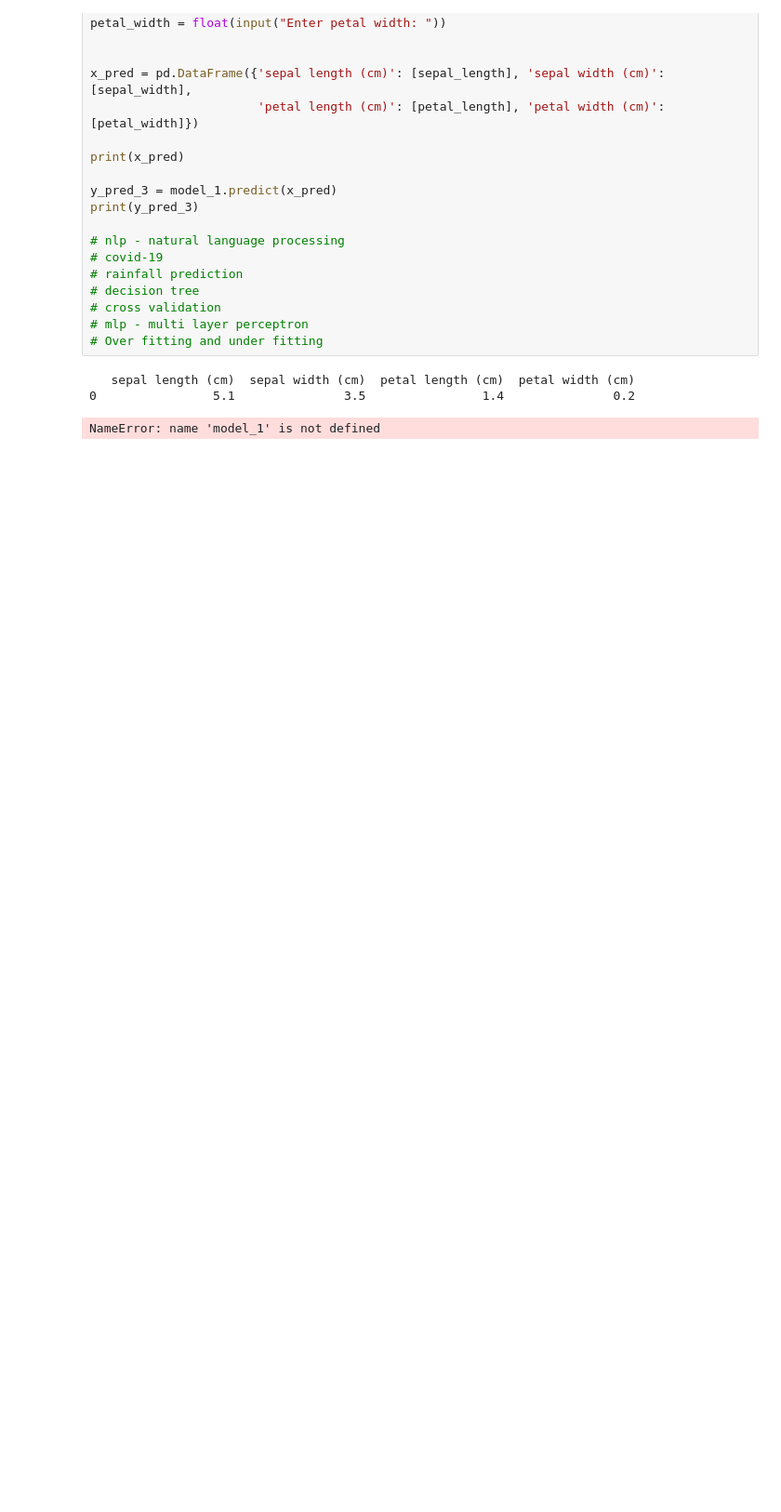
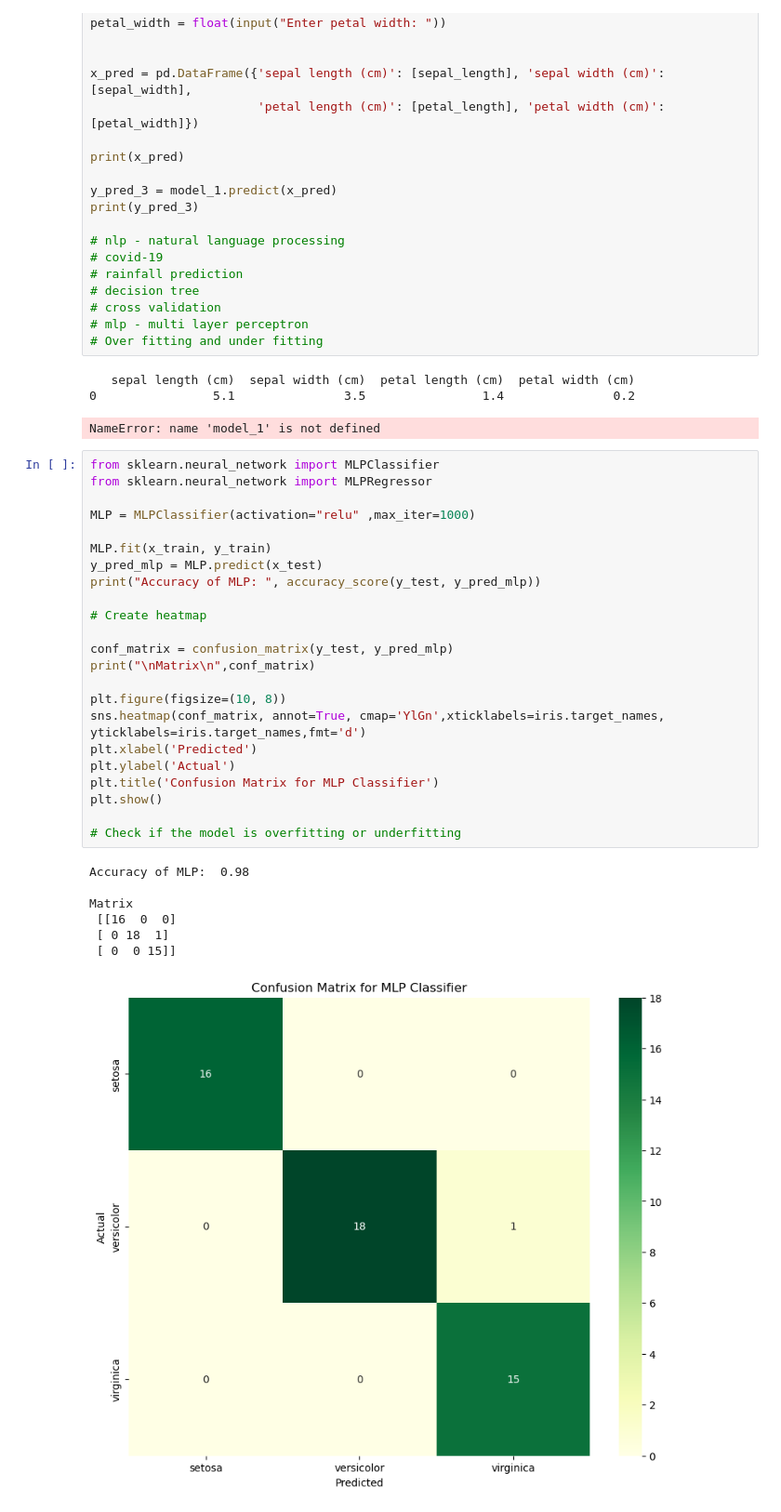
Before and after one commit to kshitijhalder/ACT, a Jupyter notebook: Python/May/#Iris.ipynb, the cells around one changed output. Shown at 93% size. Saved outputs shown, nothing was run; the diff lists cells and outputs as text; blank space fills up the shorter version.

```diff
--- a/Python/May/#Iris.ipynb
+++ b/Python/May/#Iris.ipynb
@@ -189,3 +189,34 @@ print(y_pred_3)
    sepal length (cm)  sepal width (cm)  petal length (cm)  petal width (cm)
 0                5.1               3.5                1.4               0.2
 NameError: name 'model_1' is not defined
+# %%
+from sklearn.neural_network import MLPClassifier
+from sklearn.neural_network import MLPRegressor
+
+MLP = MLPClassifier(activation="relu" ,max_iter=1000)
+
+MLP.fit(x_train, y_train)
+y_pred_mlp = MLP.predict(x_test)
+print("Accuracy of MLP: ", accuracy_score(y_test, y_pred_mlp))
+
+# Create heatmap
+
+conf_matrix = confusion_matrix(y_test, y_pred_mlp)
+print("\nMatrix\n",conf_matrix)
+
+plt.figure(figsize=(10, 8))
+sns.heatmap(conf_matrix, annot=True, cmap='YlGn',xticklabels=iris.target_names, yticklabels=iris.target_names,fmt='d')
+plt.xlabel('Predicted')
+plt.ylabel('Actual')
+plt.title('Confusion Matrix for MLP Classifier')
+plt.show()
+
+# Check if the model is overfitting or underfitting
+# %% [output]
+Accuracy of MLP:  0.98
+
+Matrix
+ [[16  0  0]
+ [ 0 18  1]
+ [ 0  0 15]]
+[figure, added]
```
Also changed, not shown: parts of 1 cell of this notebook, 4 other files.
